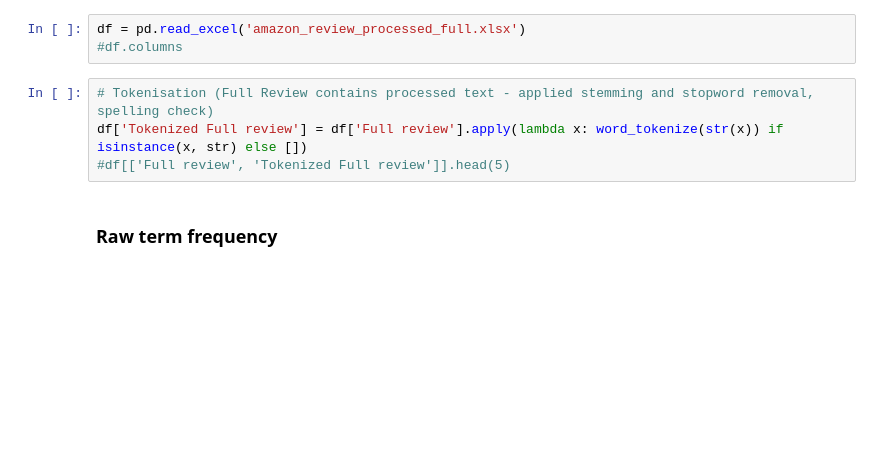
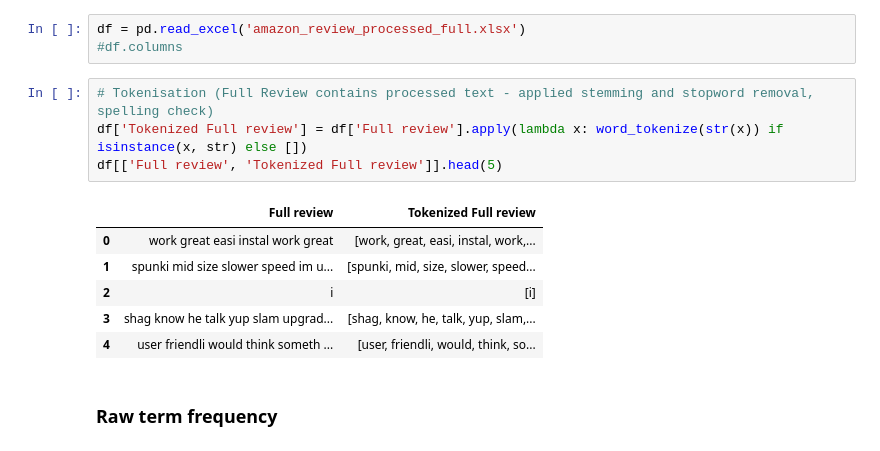
Before and after one commit to peacetay/CustomerProductReviews, a Jupyter notebook: 6.Document retrieval processed-update.ipynb, the cells around one changed output. Drawn from its saved outputs; the diff is of its cells as text; blank space fills up the shorter version.

```diff
--- a/6.Document retrieval processed-update.ipynb
+++ b/6.Document retrieval processed-update.ipynb
@@ -26,7 +29,14 @@ df = pd.read_excel('amazon_review_processed_full.xlsx')
 # %%
 # Tokenisation (Full Review contains processed text - applied stemming and stopword removal, spelling check)
 df['Tokenized Full review'] = df['Full review'].apply(lambda x: word_tokenize(str(x)) if isinstance(x, str) else [])
-#df[['Full review', 'Tokenized Full review']].head(5)
+df[['Full review', 'Tokenized Full review']].head(5)
+# %% [output]
+|  | Full review | Tokenized Full review |
+| 0 | work great easi instal work great | [work, great, easi, instal, work,... |
+| 1 | spunki mid size slower speed im u... | [spunki, mid, size, slower, speed... |
+| 2 | i | [i] |
+| 3 | shag know he talk yup slam upgrad... | [shag, know, he, talk, yup, slam,... |
+| 4 | user friendli would think someth ... | [user, friendli, would, think, so... |
 # %% [markdown]
 ### Raw term frequency
 # %%
```
Also changed, not shown: parts of 27 cells of this notebook.
